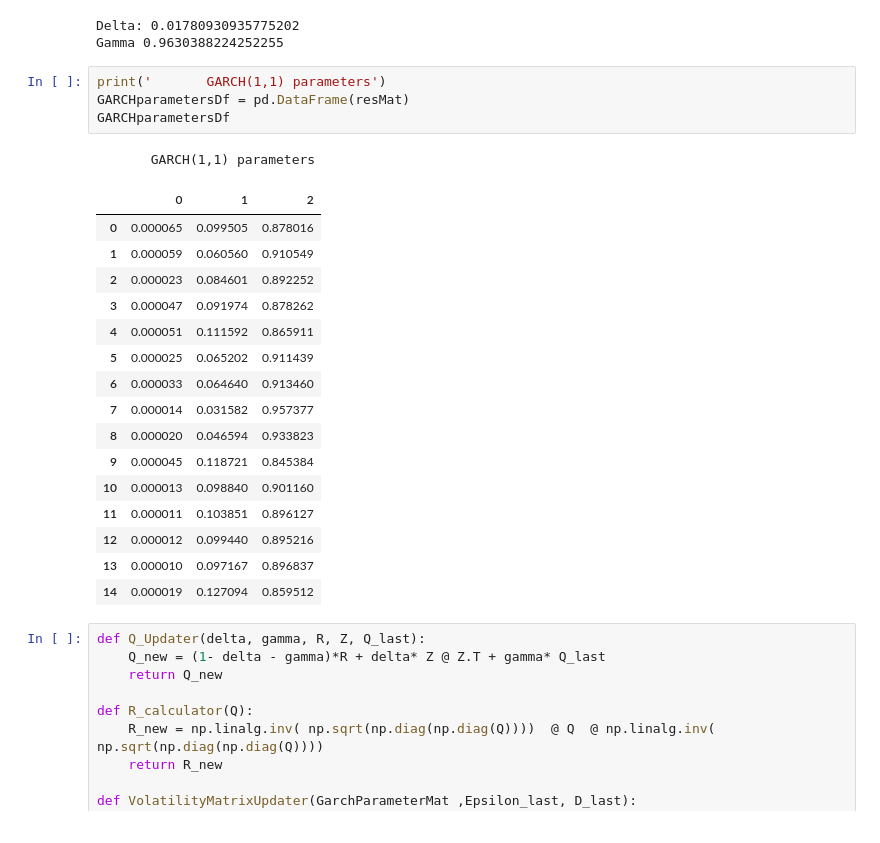
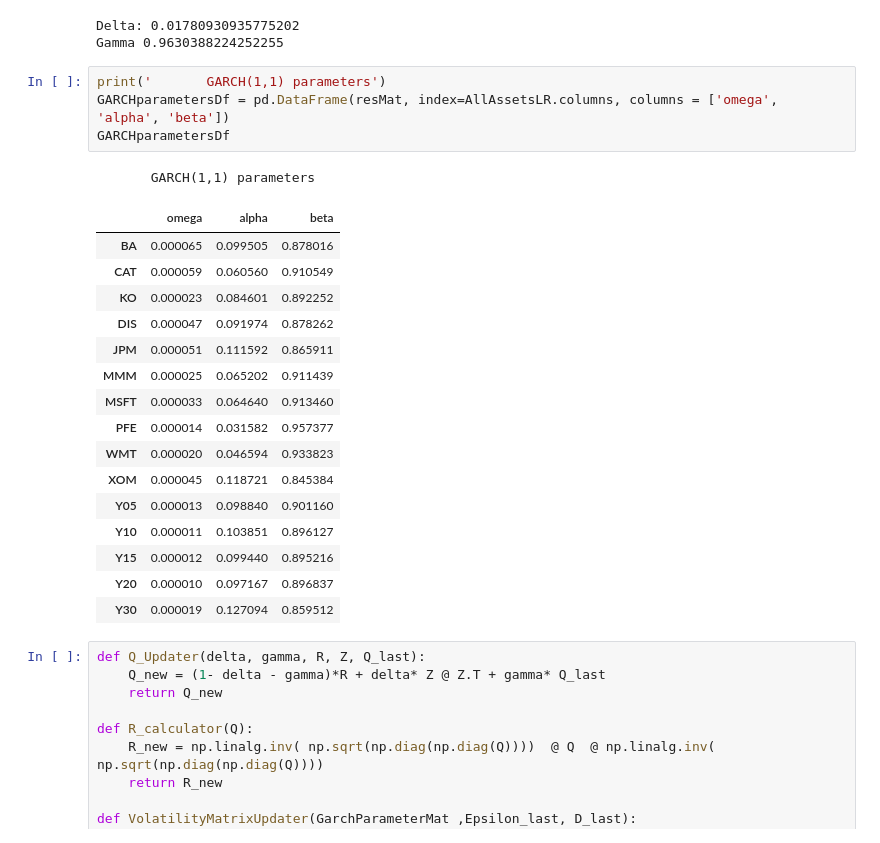
Before and after one commit to JohanHerbert/Lab2_ERM, a Jupyter notebook: Lab2_notebook.ipynb, the cells around one changed output. Drawn from its saved outputs; the diff is of its cells as text.

```diff
--- a/Lab2_notebook.ipynb
+++ b/Lab2_notebook.ipynb
@@ -620,26 +620,26 @@ Delta: 0.01780930935775202
 Gamma 0.9630388224252255
 # %%
 print('       GARCH(1,1) parameters')
-GARCHparametersDf = pd.DataFrame(resMat)
+GARCHparametersDf = pd.DataFrame(resMat, index=AllAssetsLR.columns, columns = ['omega', 'alpha', 'beta'])
 GARCHparametersDf
 # %% [output]
        GARCH(1,1) parameters
-|  | 0 | 1 | 2 |
-| 0 | 0.000065 | 0.099505 | 0.878016 |
-| 1 | 0.000059 | 0.060560 | 0.910549 |
-| 2 | 0.000023 | 0.084601 | 0.892252 |
-| 3 | 0.000047 | 0.091974 | 0.878262 |
-| 4 | 0.000051 | 0.111592 | 0.865911 |
-| 5 | 0.000025 | 0.065202 | 0.911439 |
-| 6 | 0.000033 | 0.064640 | 0.913460 |
-| 7 | 0.000014 | 0.031582 | 0.957377 |
-| 8 | 0.000020 | 0.046594 | 0.933823 |
-| 9 | 0.000045 | 0.118721 | 0.845384 |
-| 10 | 0.000013 | 0.098840 | 0.901160 |
-| 11 | 0.000011 | 0.103851 | 0.896127 |
-| 12 | 0.000012 | 0.099440 | 0.895216 |
-| 13 | 0.000010 | 0.097167 | 0.896837 |
-| 14 | 0.000019 | 0.127094 | 0.859512 |
+|  | omega | alpha | beta |
+| BA | 0.000065 | 0.099505 | 0.878016 |
+| CAT | 0.000059 | 0.060560 | 0.910549 |
+| KO | 0.000023 | 0.084601 | 0.892252 |
+| DIS | 0.000047 | 0.091974 | 0.878262 |
+| JPM | 0.000051 | 0.111592 | 0.865911 |
+| MMM | 0.000025 | 0.065202 | 0.911439 |
+| MSFT | 0.000033 | 0.064640 | 0.913460 |
+| PFE | 0.000014 | 0.031582 | 0.957377 |
+| WMT | 0.000020 | 0.046594 | 0.933823 |
+| XOM | 0.000045 | 0.118721 | 0.845384 |
+| Y05 | 0.000013 | 0.098840 | 0.901160 |
+| Y10 | 0.000011 | 0.103851 | 0.896127 |
+| Y15 | 0.000012 | 0.099440 | 0.895216 |
+| Y20 | 0.000010 | 0.097167 | 0.896837 |
+| Y30 | 0.000019 | 0.127094 | 0.859512 |
 # %%
 def Q_Updater(delta, gamma, R, Z, Q_last):
     Q_new = (1- delta - gamma)*R + delta* Z @ Z.T + gamma* Q_last
```
Also changed, not shown: parts of 1 cell of this notebook.
